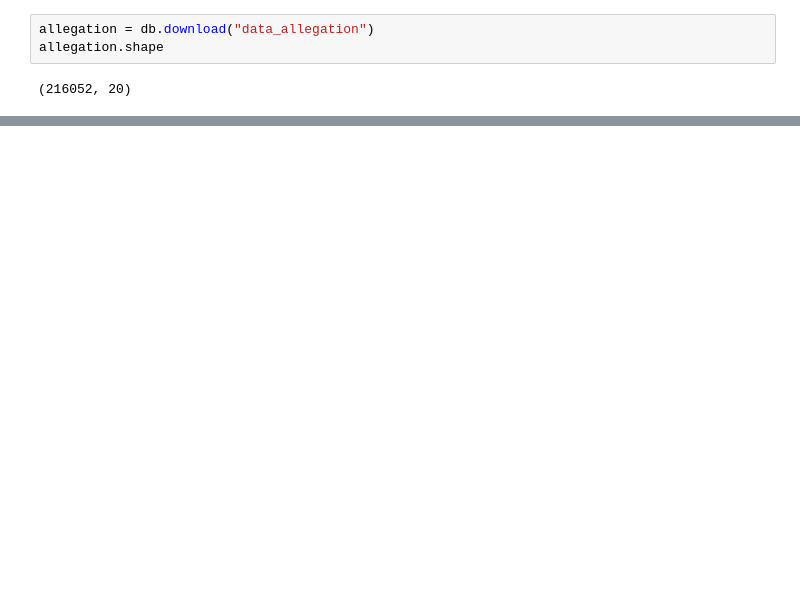
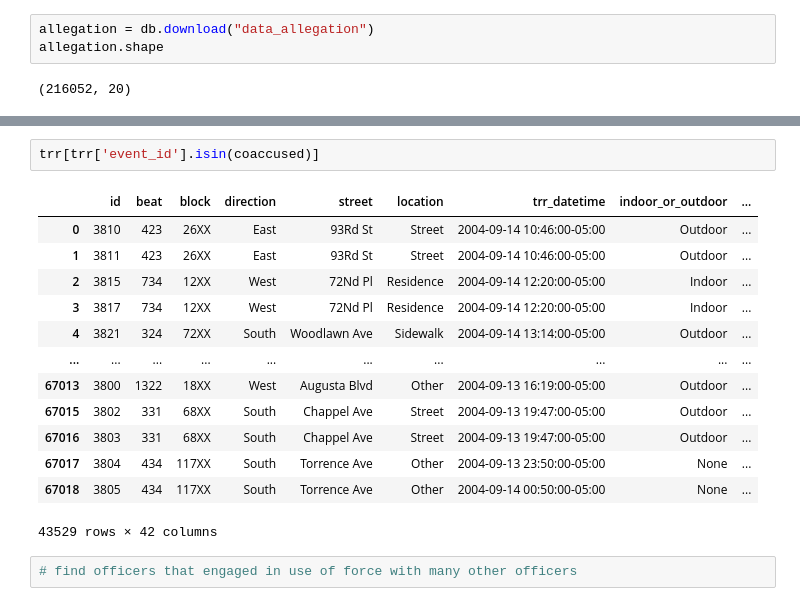
Before and after one commit to lqwdev/The-Freedom-Deer, a Jupyter notebook: cp4/src/officer.ipynb, the cells around one changed output, grey strips where cells are left out. Drawn from its saved outputs; the diff is of its cells as text; blank space fills up the shorter version.

```diff
--- a/cp4/src/officer.ipynb
+++ b/cp4/src/officer.ipynb
@@ -90,0 +152,18 @@ allegation.shape
+# %%
+trr[trr['event_id'].isin(coaccused)]
+# %% [output]
+|  | id | beat | block | direction | street | location | trr_datetime | indoor_or_outdoor | ... |
+| 0 | 3810 | 423 | 26XX | East | 93Rd St | Street | 2004-09-14 10:46:00-05:00 | Outdoor | ... |
+| 1 | 3811 | 423 | 26XX | East | 93Rd St | Street | 2004-09-14 10:46:00-05:00 | Outdoor | ... |
+| 2 | 3815 | 734 | 12XX | West | 72Nd Pl | Residence | 2004-09-14 12:20:00-05:00 | Indoor | ... |
+| 3 | 3817 | 734 | 12XX | West | 72Nd Pl | Residence | 2004-09-14 12:20:00-05:00 | Indoor | ... |
+| 4 | 3821 | 324 | 72XX | South | Woodlawn Ave | Sidewalk | 2004-09-14 13:14:00-05:00 | Outdoor | ... |
+| ... | ... | ... | ... | ... | ... | ... | ... | ... | ... |
+| 67013 | 3800 | 1322 | 18XX | West | Augusta Blvd | Other | 2004-09-13 16:19:00-05:00 | Outdoor | ... |
+| 67015 | 3802 | 331 | 68XX | South | Chappel Ave | Street | 2004-09-13 19:47:00-05:00 | Outdoor | ... |
+| 67016 | 3803 | 331 | 68XX | South | Chappel Ave | Street | 2004-09-13 19:47:00-05:00 | Outdoor | ... |
+| 67017 | 3804 | 434 | 117XX | South | Torrence Ave | Other | 2004-09-13 23:50:00-05:00 | None | ... |
+| 67018 | 3805 | 434 | 117XX | South | Torrence Ave | Other | 2004-09-14 00:50:00-05:00 | None | ... |
+43529 rows × 42 columns
+# %%
+# find officers that engaged in use of force with many other officers
```
Also changed, not shown: parts of 6 cells of this notebook, 2 other files.
